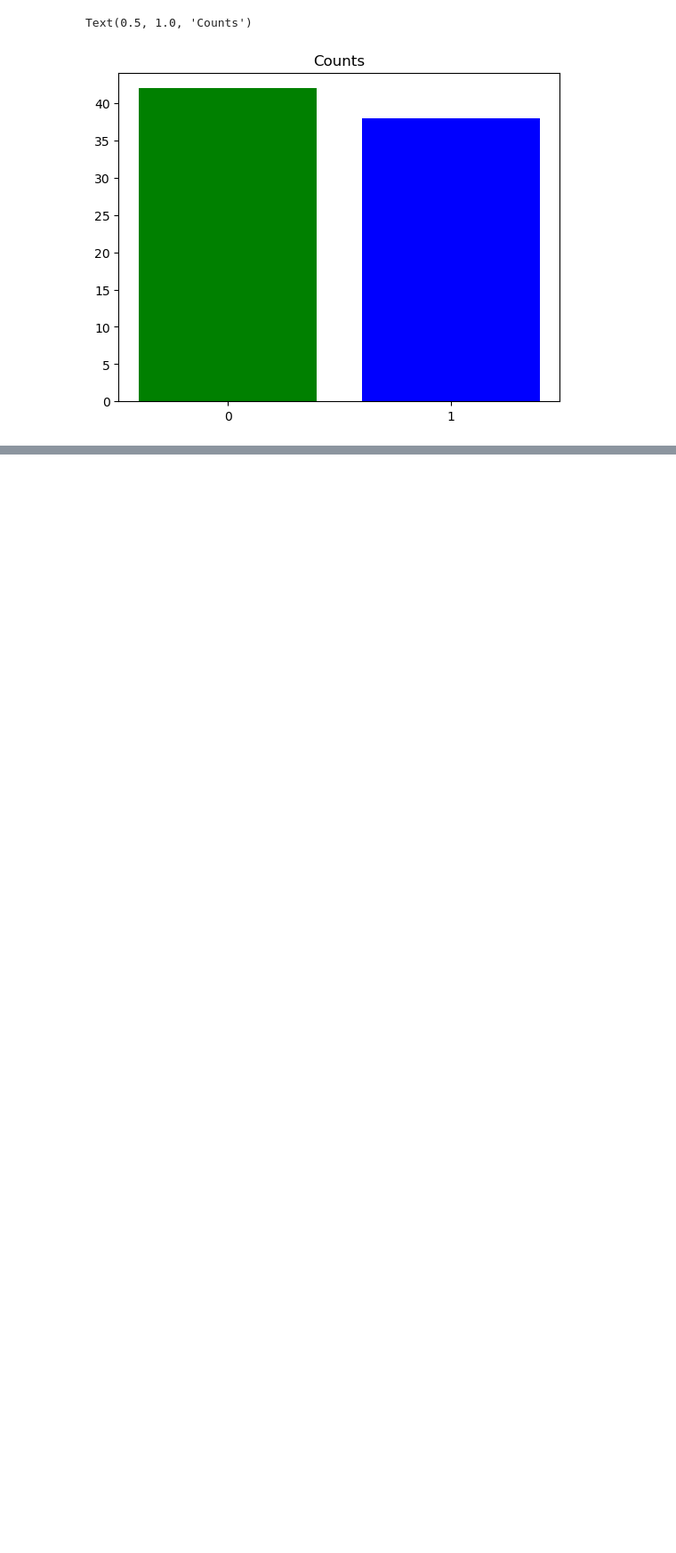
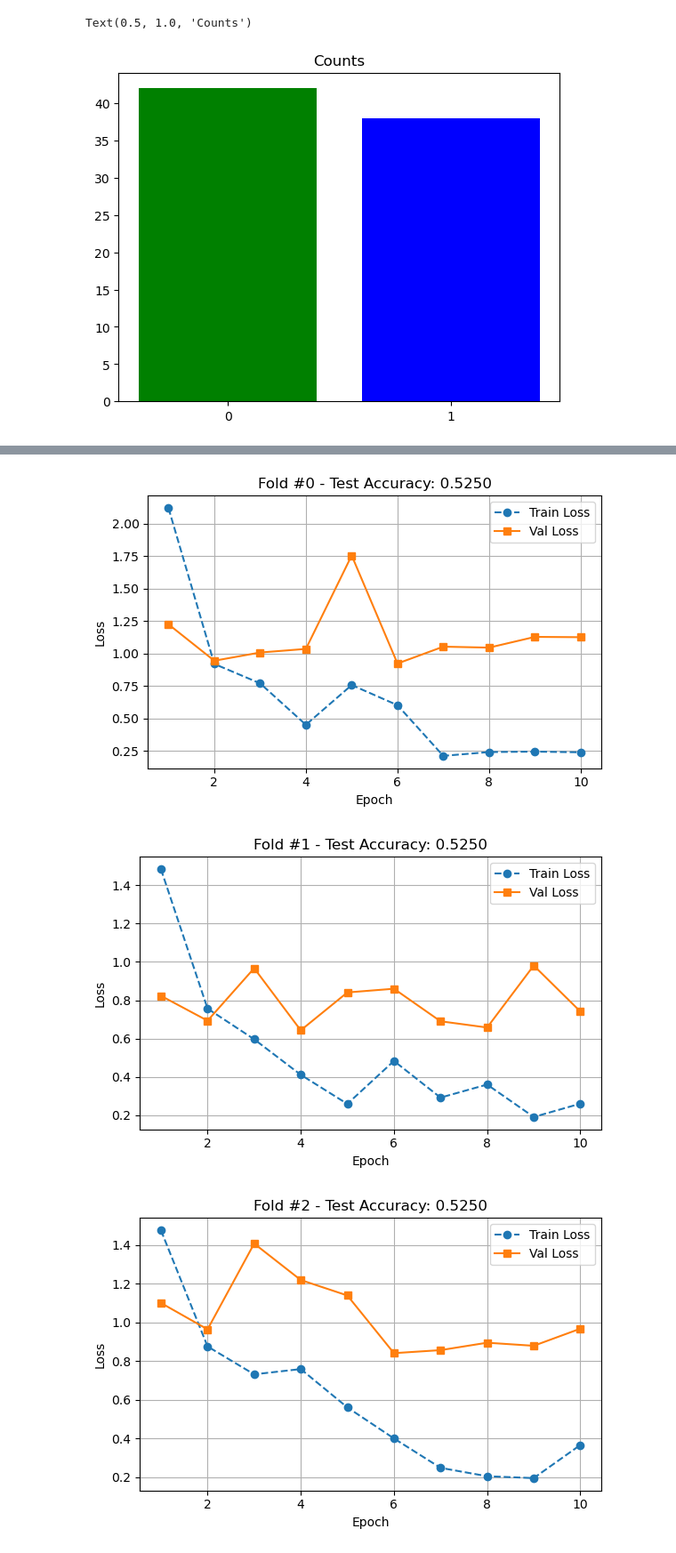
Before and after one commit to samgott123/GB_500-RNP_Analise-, a Jupyter notebook: Execise_2.ipynb, the cells around one changed output, grey strips where cells are left out. Shown: that part at 89% size. Cells and saved outputs as stored; diff of their text form; code cells hidden in the pictures; blank space fills up the shorter version.

```diff
--- a/Execise_2.ipynb
+++ b/Execise_2.ipynb
@@ -183,0 +208,35 @@ accuracy_score(y_pred,y_test)
+# %%
+
+def plot_info(info):
+    """
+    Dibuja un gráfico separado para cada experimento almacenado en el diccionario `info`,
+    mostrando la pérdida de entrenamiento y validación por época, e incluyendo la precisión
+    final sobre el conjunto de test en el título.
+
+    Parameters
+    ----------
+    info : dict
+        Diccionario donde cada clave es un identificador (e.g., fold o experimento),
+        y cada valor es una lista con:
+        [train_loss_list, val_loss_list, accuracy_test]
+    """
+    for key, (train_loss, val_loss, acc) in info.items():
+        epochs = list(range(1, len(train_loss) + 1))
+
+        plt.figure(figsize=(6, 4))
+        plt.plot(epochs, train_loss, 'o--', label="Train Loss")
+        plt.plot(epochs, val_loss, 's-', label="Val Loss")
+
+        plt.title(f"Fold #{key} - Test Accuracy: {acc:.4f}")
+        plt.xlabel("Epoch")
+        plt.ylabel("Loss")
+        plt.legend()
+        plt.grid(True)
+        plt.tight_layout()
+        plt.show()
+
+plot_info(info)
+# %% [output]
+[figure, added]
+[figure, added]
+[figure, added]
```
Also changed, not shown: parts of 12 cells of this notebook.
